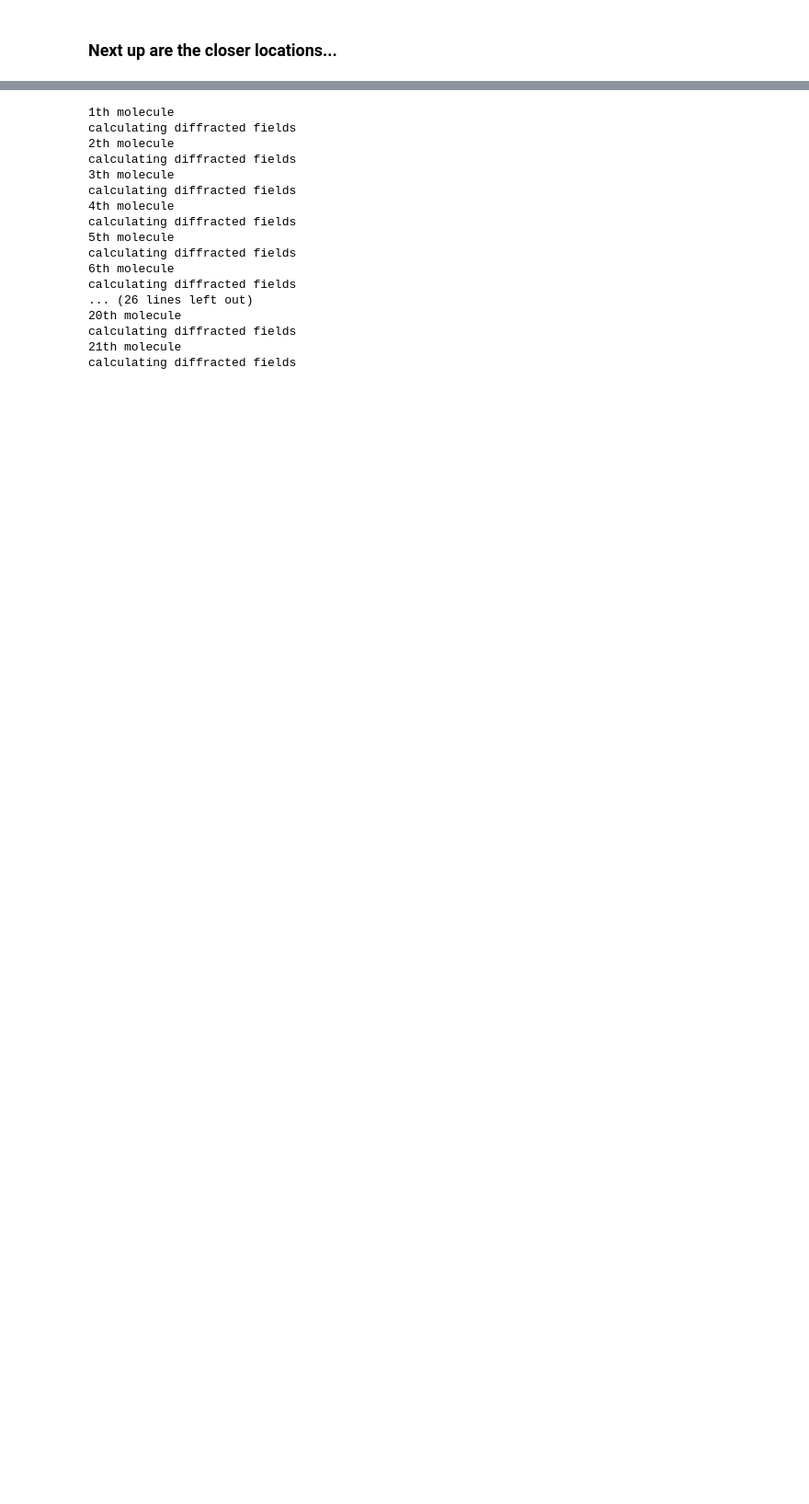
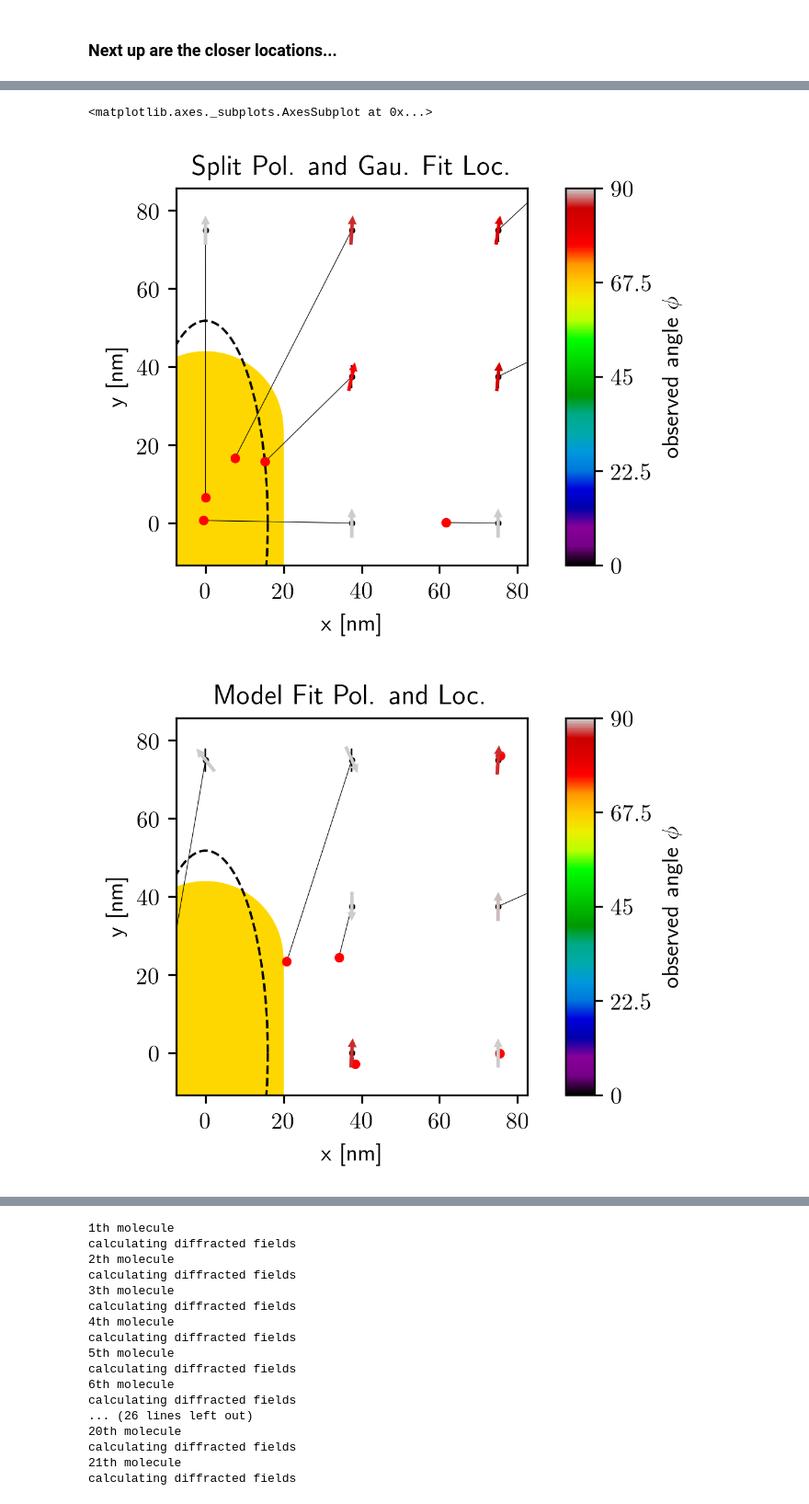
Before and after one commit to HarrisonGoldwyn/mispolarization, a Jupyter notebook: solving_problems/notebooks/fit_localization_from_BEM_fields.ipynb, the cells around one changed output, grey strips where cells are left out. Shown at 92% size. Cells and saved outputs as stored; diff of their text form; code cells hidden in the pictures; blank space fills up the shorter version.

```diff
--- a/solving_problems/notebooks/fit_localization_from_BEM_fields.ipynb
+++ b/solving_problems/notebooks/fit_localization_from_BEM_fields.ipynb
@@ -522,7 +383,19 @@ initial guess for molecule 23 location: (300.0,300.0)
 # %% [markdown]
 ### Next up are the closer locations...
 # %%
-locations, angles = fixed_ori_mol_placement(mol_grid_pts_1D=5, x_max=100, y_max=100)
+locations, angles = fixed_ori_mol_placement(mol_grid_pts_1D=3, x_max=75, y_max=75)
 simTestInst_few_mol = SimulatedExperiment(locations, mol_angle=np.pi/2)
 simTestInst_few_mol.trial_images = simTestInst_few_mol.calculate_BEM_fields()
+# Plot
+simTestInst_few_mol.plot_mispol_map_wMisloc()
+
+## Initial guess defaults to position of maximum intensity.
+test_BEM_fit_instance_few_mol = fit.FitModelToData(
+    simTestInst_few_mol.BEM_images,
+#     ini_guess=simTestInst_few_mol.mol_locations
+    )
+test_BEM_fit_few_mol = test_BEM_fit_instance_few_mol.fit_model_to_image_data()
+
+## Plot fit results
+test_BEM_fit_instance_few_mol.plot_fit_results_as_quiver_map(simTestInst_few_mol)
 # %% [output]
@@ -545,0 +419,3 @@ calculating diffracted fields
+<matplotlib.axes._subplots.AxesSubplot at 0x...>
+[figure, added]
+[figure, added]
```
Also changed, not shown: parts of 23 cells of this notebook.
